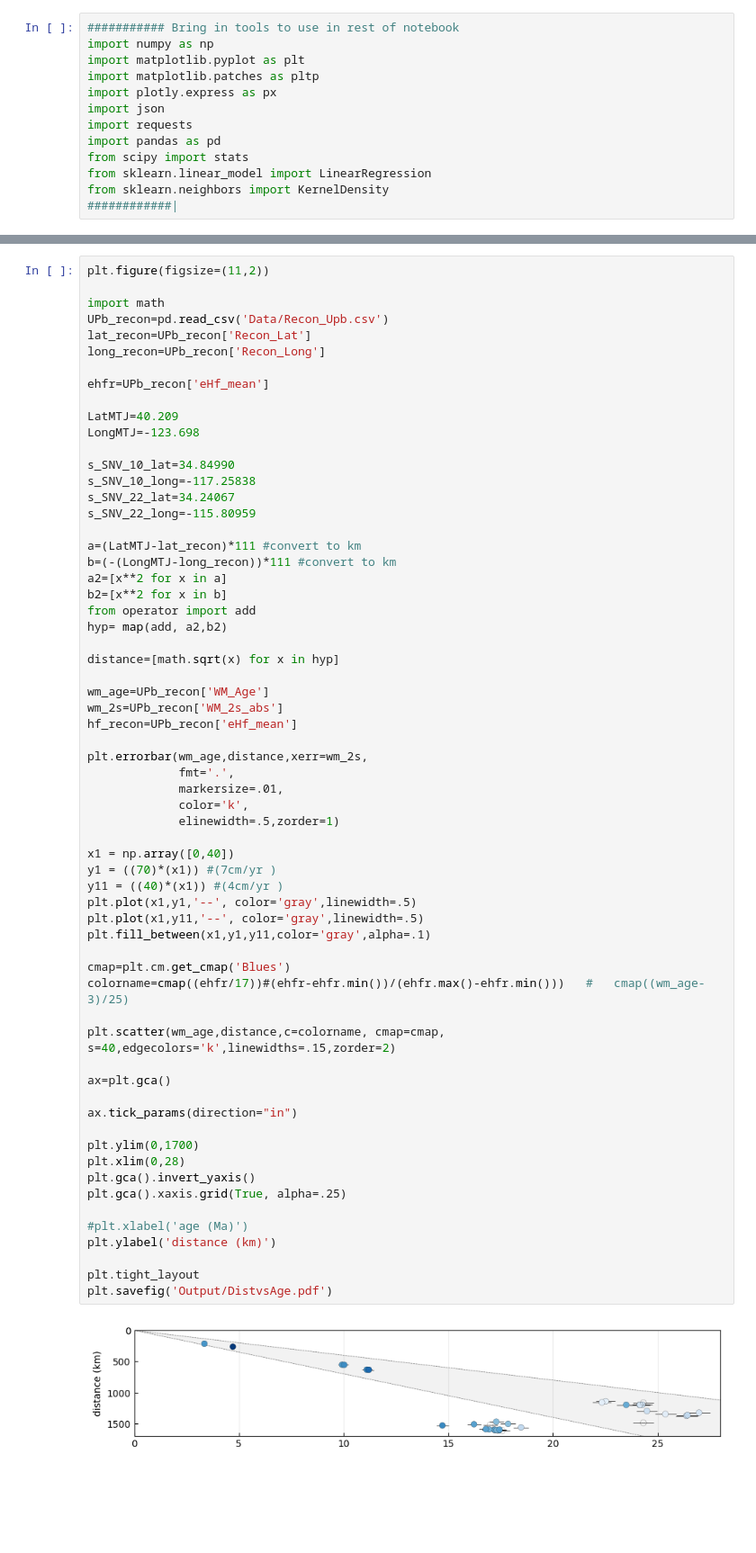
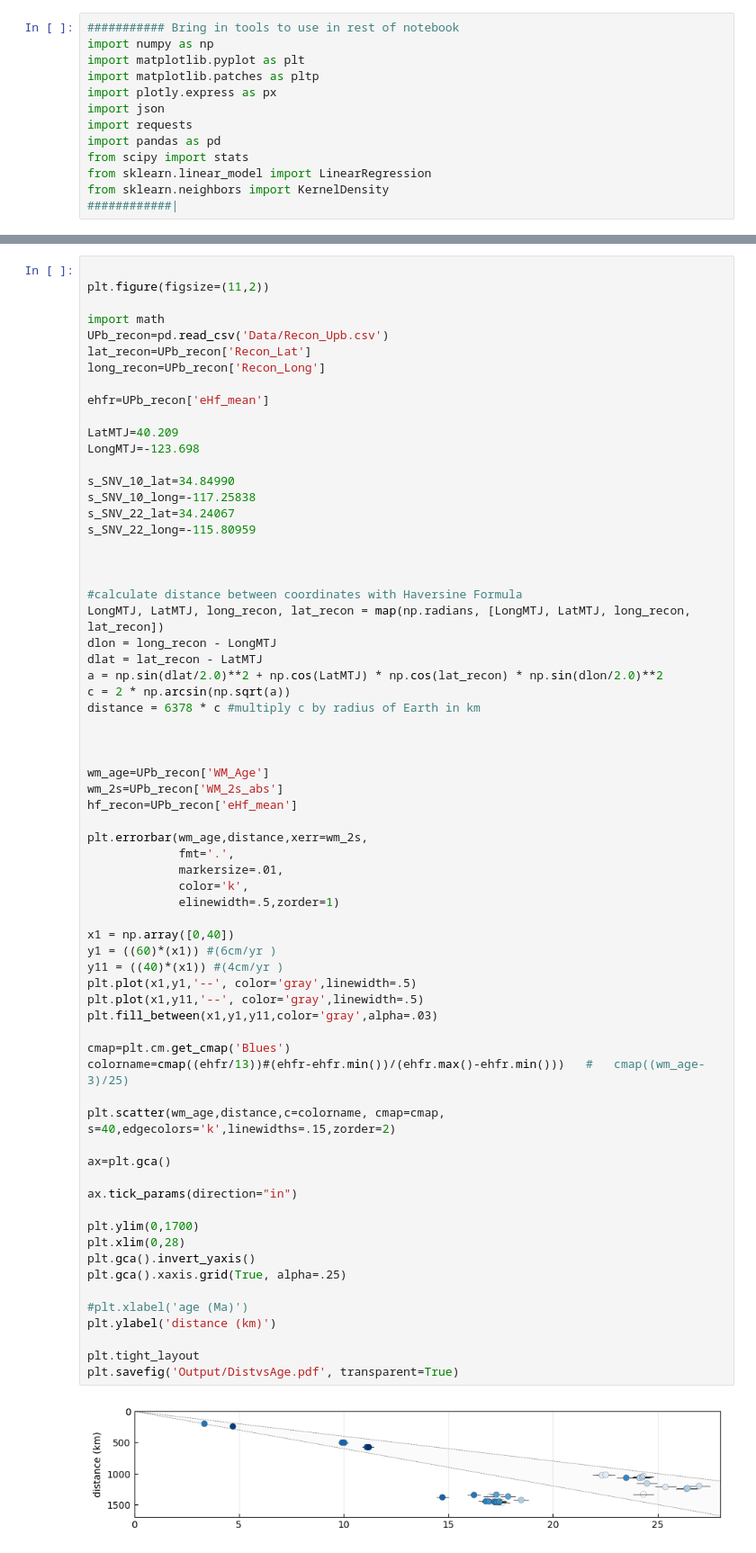
Before and after one commit to eliel-anttila/Anttila_et_al_Coast_Range_2025, a Jupyter notebook: Code/Anttila_et_al_CRV_Figs.ipynb, the cells around one changed output, grey strips where cells are left out. Shown: that part at 90% size. Cells and saved outputs as stored; diff of their text form; blank space fills up the shorter version.

```diff
--- a/Code/Anttila_et_al_CRV_Figs.ipynb
+++ b/Code/Anttila_et_al_CRV_Figs.ipynb
@@ -167,4 +182,5 @@ plt.show()
 # %%
+
 plt.figure(figsize=(11,2))
 
 import math
@@ -182,14 +198,17 @@ s_SNV_10_long=-117.25838
 s_SNV_22_lat=34.24067
 s_SNV_22_long=-115.80959
 
-a=(LatMTJ-lat_recon)*111 #convert to km
-b=(-(LongMTJ-long_recon))*111 #convert to km
-a2=[x**2 for x in a]
-b2=[x**2 for x in b]
-from operator import add
-hyp= map(add, a2,b2)
 
-distance=[math.sqrt(x) for x in hyp]
+
+#calculate distance between coordinates with Haversine Formula
+LongMTJ, LatMTJ, long_recon, lat_recon = map(np.radians, [LongMTJ, LatMTJ, long_recon, lat_recon])
+dlon = long_recon - LongMTJ
+dlat = lat_recon - LatMTJ
+a = np.sin(dlat/2.0)**2 + np.cos(LatMTJ) * np.cos(lat_recon) * np.sin(dlon/2.0)**2
+c = 2 * np.arcsin(np.sqrt(a))
+distance = 6378 * c #multiply c by radius of Earth in km
+
+
 
 wm_age=UPb_recon['WM_Age']
 wm_2s=UPb_recon['WM_2s_abs']
@@ -197,37 +216,37 @@ hf_recon=UPb_recon['eHf_mean']
 
 plt.errorbar(wm_age,distance,xerr=wm_2s,
              fmt='.',
              markersize=.01,
              color='k',
              elinewidth=.5,zorder=1)
 
 x1 = np.array([0,40])
-y1 = ((70)*(x1)) #(7cm/yr )
+y1 = ((60)*(x1)) #(6cm/yr )
 y11 = ((40)*(x1)) #(4cm/yr )
 plt.plot(x1,y1,'--', color='gray',linewidth=.5)
 plt.plot(x1,y11,'--', color='gray',linewidth=.5)
-plt.fill_between(x1,y1,y11,color='gray',alpha=.1)
+plt.fill_between(x1,y1,y11,color='gray',alpha=.03)
 
 cmap=plt.cm.get_cmap('Blues')
-colorname=cmap((ehfr/17))#(ehfr-ehfr.min())/(ehfr.max()-ehfr.min()))   #   cmap((wm_age-3)/25)
+colorname=cmap((ehfr/13))#(ehfr-ehfr.min())/(ehfr.max()-ehfr.min()))   #   cmap((wm_age-3)/25)
 
 plt.scatter(wm_age,distance,c=colorname, cmap=cmap, s=40,edgecolors='k',linewidths=.15,zorder=2)
 
 ax=plt.gca()
 
 ax.tick_params(direction="in")
 
 plt.ylim(0,1700)
 plt.xlim(0,28)
 plt.gca().invert_yaxis()
 plt.gca().xaxis.grid(True, alpha=.25)
 
 #plt.xlabel('age (Ma)')
 plt.ylabel('distance (km)')
 
 plt.tight_layout
-plt.savefig('Output/DistvsAge.pdf')
+plt.savefig('Output/DistvsAge.pdf', transparent=True)
 # %% [output]
-[figure, old version]
+[figure, new version]
 # %% [markdown]
 * * *
```
Also changed, not shown: parts of 16 cells of this notebook, 33 other files.
